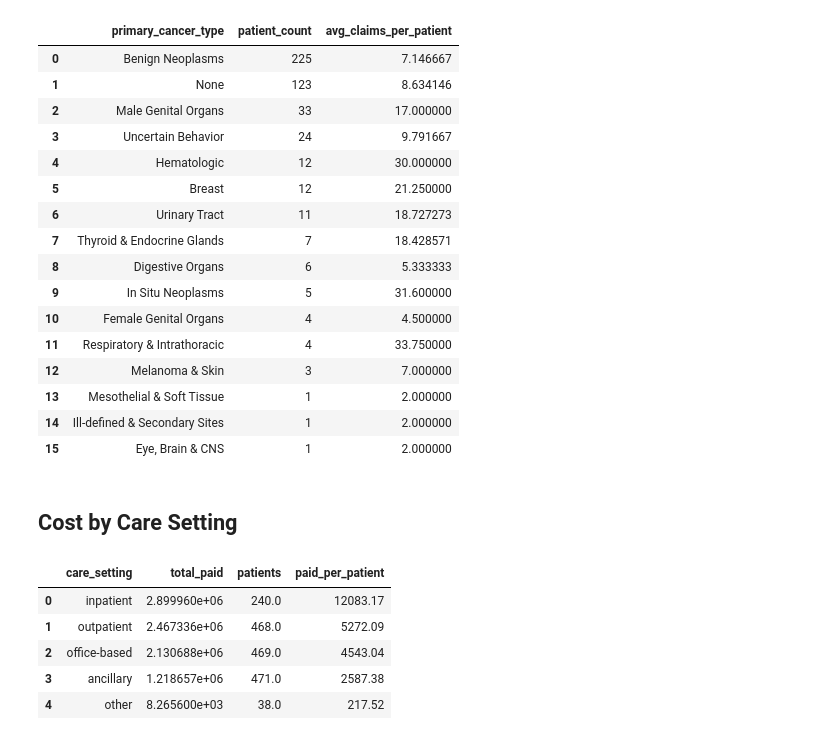
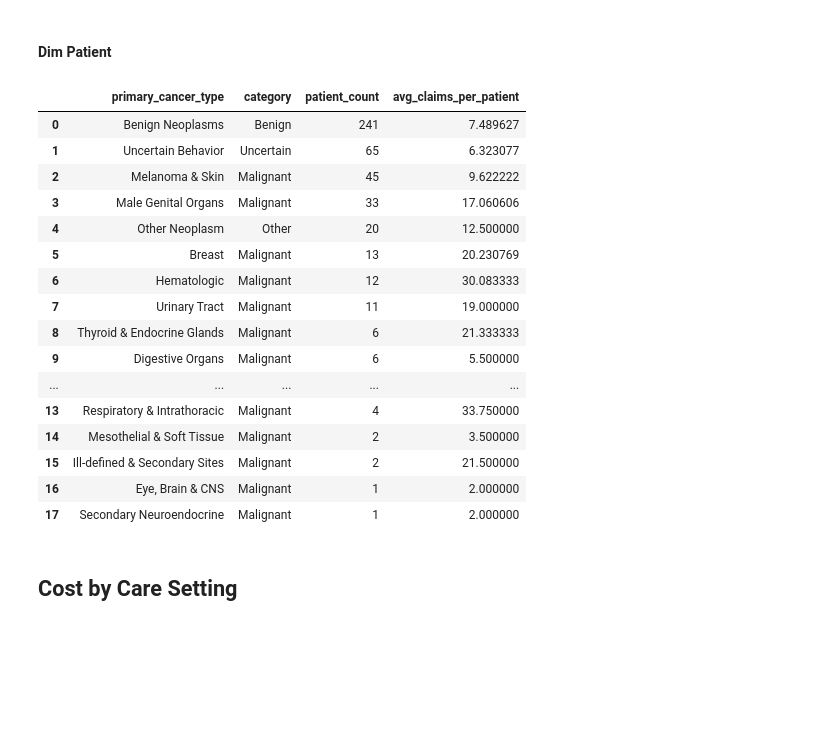
Before and after one commit to worldyne/tuva-demo, a Jupyter notebook: analyses/oncology_analysis.ipynb, the cells around one changed output. Saved outputs shown, nothing was run; the diff lists cells and outputs as text; code cells hidden in the pictures; blank space fills up the shorter version.

```diff
--- a/analyses/oncology_analysis.ipynb
+++ b/analyses/oncology_analysis.ipynb
@@ -33,54 +114,37 @@ con.sql("SHOW TABLES").show()
+# %% [markdown]
+#### Dim Patient
 # %%
-# Oncology cohort summary
 cohort_df = con.sql("""
     SELECT
-        primary_cancer_type,
+        p.primary_cancer_type,
+        ct.category,
         COUNT(*) as patient_count,
-        AVG(cancer_claim_count) as avg_claims_per_patient
-    FROM main.int_oncology_cohort
-    GROUP BY 1
+        AVG(p.cancer_claim_count) as avg_claims_per_patient
+    FROM main.dim_patient p
+    LEFT JOIN main.dim_cancer_type ct
+        ON p.primary_cancer_type = ct.cancer_type_name
+    GROUP BY 1, 2
     ORDER BY patient_count DESC
 """).df()
 
 cohort_df
 # %% [output]
-|  | primary_cancer_type | patient_count | avg_claims_per_patient |
-| 0 | Benign Neoplasms | 225 | 7.146667 |
-| 1 | None | 123 | 8.634146 |
-| 2 | Male Genital Organs | 33 | 17.000000 |
-| 3 | Uncertain Behavior | 24 | 9.791667 |
-| 4 | Hematologic | 12 | 30.000000 |
-| 5 | Breast | 12 | 21.250000 |
-| 6 | Urinary Tract | 11 | 18.727273 |
-| 7 | Thyroid & Endocrine Glands | 7 | 18.428571 |
-| 8 | Digestive Organs | 6 | 5.333333 |
-| 9 | In Situ Neoplasms | 5 | 31.600000 |
-| 10 | Female Genital Organs | 4 | 4.500000 |
-| 11 | Respiratory & Intrathoracic | 4 | 33.750000 |
-| 12 | Melanoma & Skin | 3 | 7.000000 |
-| 13 | Mesothelial & Soft Tissue | 1 | 2.000000 |
-| 14 | Ill-defined & Secondary Sites | 1 | 2.000000 |
-| 15 | Eye, Brain & CNS | 1 | 2.000000 |
+|  | primary_cancer_type | category | patient_count | avg_claims_per_patient |
+| 0 | Benign Neoplasms | Benign | 241 | 7.489627 |
+| 1 | Uncertain Behavior | Uncertain | 65 | 6.323077 |
+| 2 | Melanoma & Skin | Malignant | 45 | 9.622222 |
+| 3 | Male Genital Organs | Malignant | 33 | 17.060606 |
+| 4 | Other Neoplasm | Other | 20 | 12.500000 |
+| 5 | Breast | Malignant | 13 | 20.230769 |
+| 6 | Hematologic | Malignant | 12 | 30.083333 |
+| 7 | Urinary Tract | Malignant | 11 | 19.000000 |
+| 8 | Thyroid & Endocrine Glands | Malignant | 6 | 21.333333 |
+| 9 | Digestive Organs | Malignant | 6 | 5.500000 |
+| ... | ... | ... | ... | ... |
+| 13 | Respiratory & Intrathoracic | Malignant | 4 | 33.750000 |
+| 14 | Mesothelial & Soft Tissue | Malignant | 2 | 3.500000 |
+| 15 | Ill-defined & Secondary Sites | Malignant | 2 | 21.500000 |
+| 16 | Eye, Brain & CNS | Malignant | 1 | 2.000000 |
+| 17 | Secondary Neuroendocrine | Malignant | 1 | 2.000000 |
 # %% [markdown]
 ## Cost by Care Setting
-# %%
-# Cost breakdown by care setting
-cost_by_setting = con.sql("""
-    SELECT
-        care_setting,
-        SUM(total_paid_amount) as total_paid,
-        SUM(patient_count) as patients,
-        ROUND(SUM(total_paid_amount) / SUM(patient_count), 2) as paid_per_patient
-    FROM main.fact_oncology_cost_analytics
-    GROUP BY 1
-    ORDER BY total_paid DESC
-""").df()
-
-cost_by_setting
-# %% [output]
-|  | care_setting | total_paid | patients | paid_per_patient |
-| 0 | inpatient | 2.899960e+06 | 240.0 | 12083.17 |
-| 1 | outpatient | 2.467336e+06 | 468.0 | 5272.09 |
-| 2 | office-based | 2.130688e+06 | 469.0 | 4543.04 |
-| 3 | ancillary | 1.218657e+06 | 471.0 | 2587.38 |
-| 4 | other | 8.265600e+03 | 38.0 | 217.52 |
```
Also changed, not shown: parts of 30 cells of this notebook, 10 other files.
